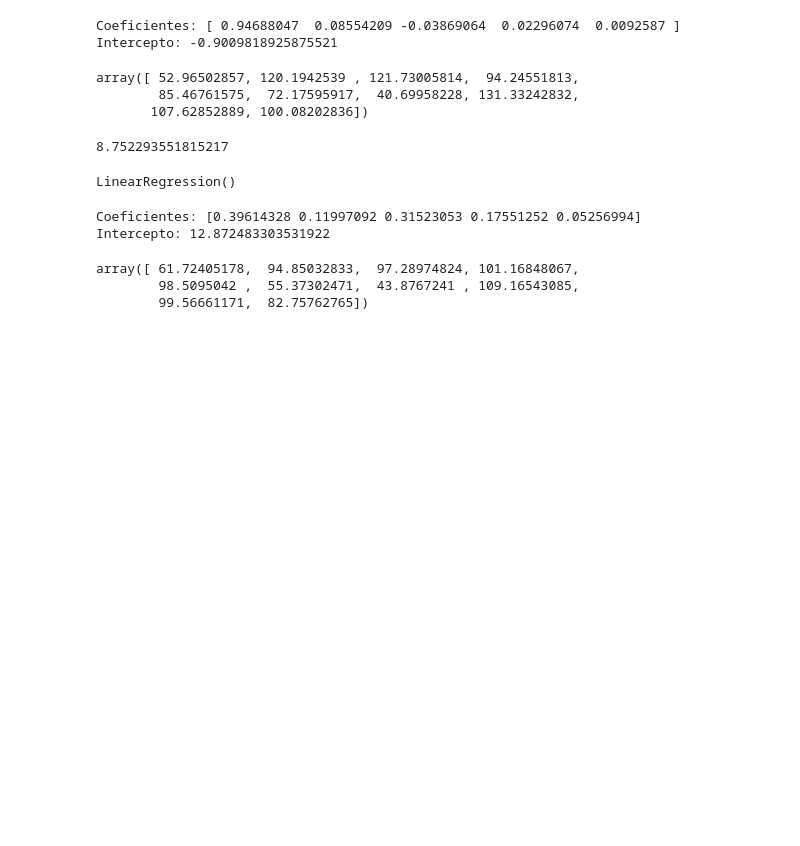
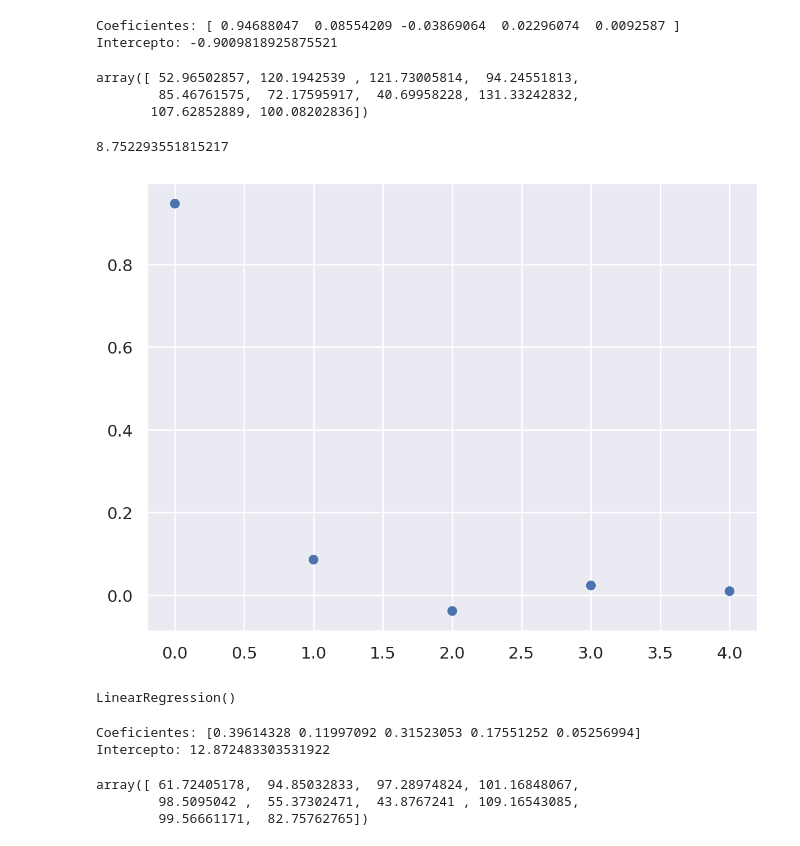
Before and after one commit to davidpalacio1/TP-1-LDD, a Jupyter notebook: TP_bicis.ipynb, the cells around one changed output. Saved outputs shown, nothing was run; the diff lists cells and outputs as text; code cells hidden in the pictures; blank space fills up the shorter version.

```diff
--- a/TP_bicis.ipynb
+++ b/TP_bicis.ipynb
@@ -653,6 +655,10 @@ mean_squared_error(variable_objetivo, y_pred_1)
 root_mean_squared_error(variable_objetivo, y_pred_1)
 # %% [output]
 8.752293551815217
+# %%
+so.Plot(x = np.arange(len(modelo_1.coef_)), y = modelo_1.coef_).add(so.Dot())
+# %% [output]
+[figure, added]
 # %%
 # Modelo 2:
 # %%
```
Also changed, not shown: parts of 3 cells of this notebook.
